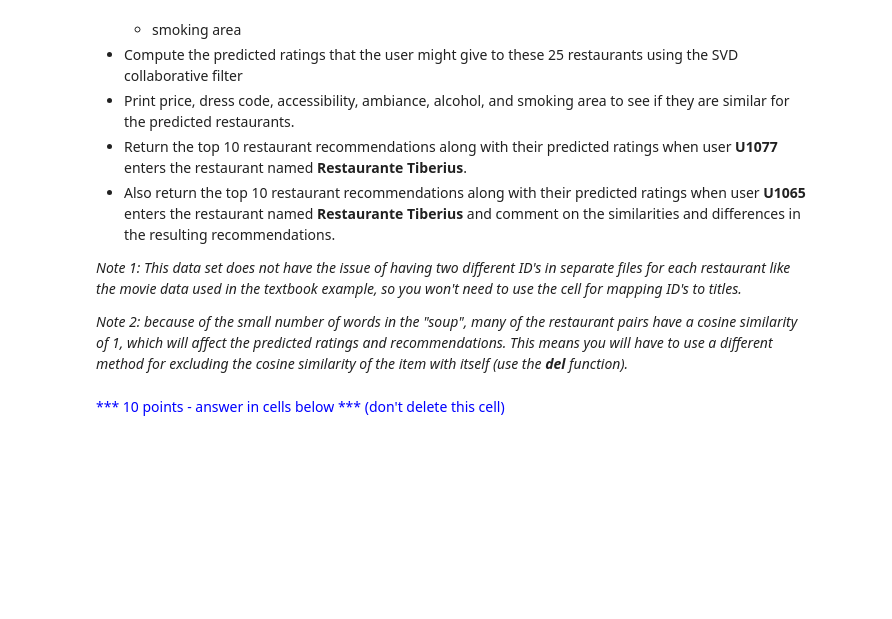
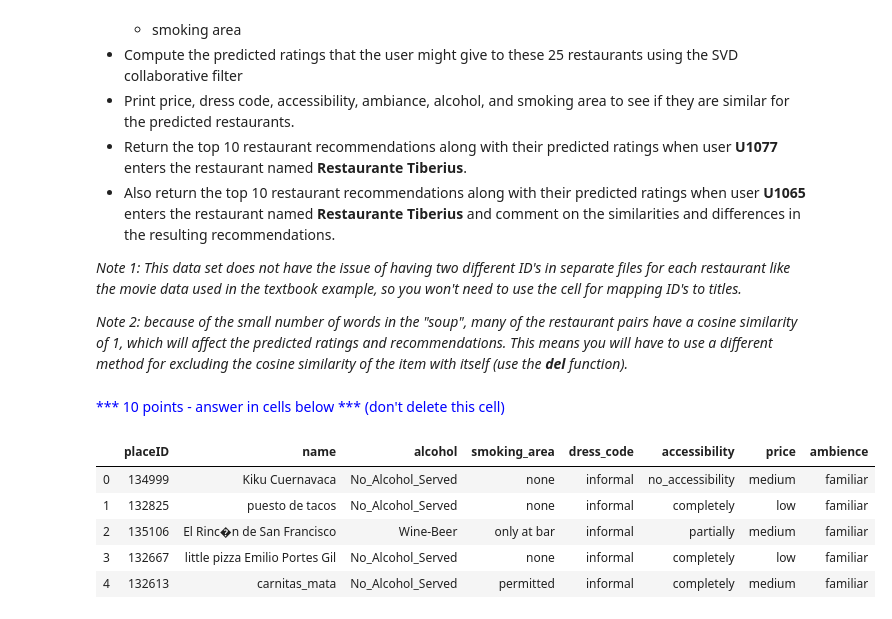
Before and after one commit to seanwhyland/DS775, a Jupyter notebook: lesson_11/Lesson 11 Homework - RecSys 2/Lesson 11 Homework - RecSys 2.ipynb, the cells around one changed output. Drawn from its saved outputs; the diff is of its cells as text; code cells hidden in the pictures; blank space fills up the shorter version.

```diff
--- a/lesson_11/Lesson 11 Homework - RecSys 2/Lesson 11 Homework - RecSys 2.ipynb
+++ b/lesson_11/Lesson 11 Homework - RecSys 2/Lesson 11 Homework - RecSys 2.ipynb
@@ -222,7 +222,18 @@ From data in the files **rating_final.csv** and **geoplaces2.csv** build a recom
 # %% [markdown]
 <font color = "blue"> *** 10 points -  answer in cells below *** (don't delete this cell) </font>
 # %%
+"""
+Import data
+"""
+
 geoplaces = pd.read_csv("data/restaurant/geoplaces2.csv")
-merged_df = x.merge(geoplaces, left_on="placeID", right_on="placeID")
-merged_df = merged_df.drop(['latitude','longitude','the_geom_meter','country','address','fax','zip','city','state','url','franchise','area','other_services'],axis=1)
-merged_df = merged_df.rename(columns={'Rambience': 'ambience'})
+geoplaces = geoplaces.drop(['latitude','longitude','the_geom_meter','country','address','fax','zip','city','state','url','franchise','area','other_services'],axis=1)
+geoplaces = geoplaces.rename(columns={'Rambience': 'ambience'})
+geoplaces.head()
+# %% [output]
+|  | placeID | name | alcohol | smoking_area | dress_code | accessibility | price | ambience |
+| 0 | 134999 | Kiku Cuernavaca | No_Alcohol_Served | none | informal | no_accessibility | medium | familiar |
+| 1 | 132825 | puesto de tacos | No_Alcohol_Served | none | informal | completely | low | familiar |
+| 2 | 135106 | El Rinc�n de San Francisco | Wine-Beer | only at bar | informal | partially | medium | familiar |
+| 3 | 132667 | little pizza Emilio Portes Gil | No_Alcohol_Served | none | informal | completely | low | familiar |
+| 4 | 132613 | carnitas_mata | No_Alcohol_Served | permitted | informal | completely | medium | familiar |
```
Also changed, not shown: parts of 7 cells of this notebook, 2 other files.
